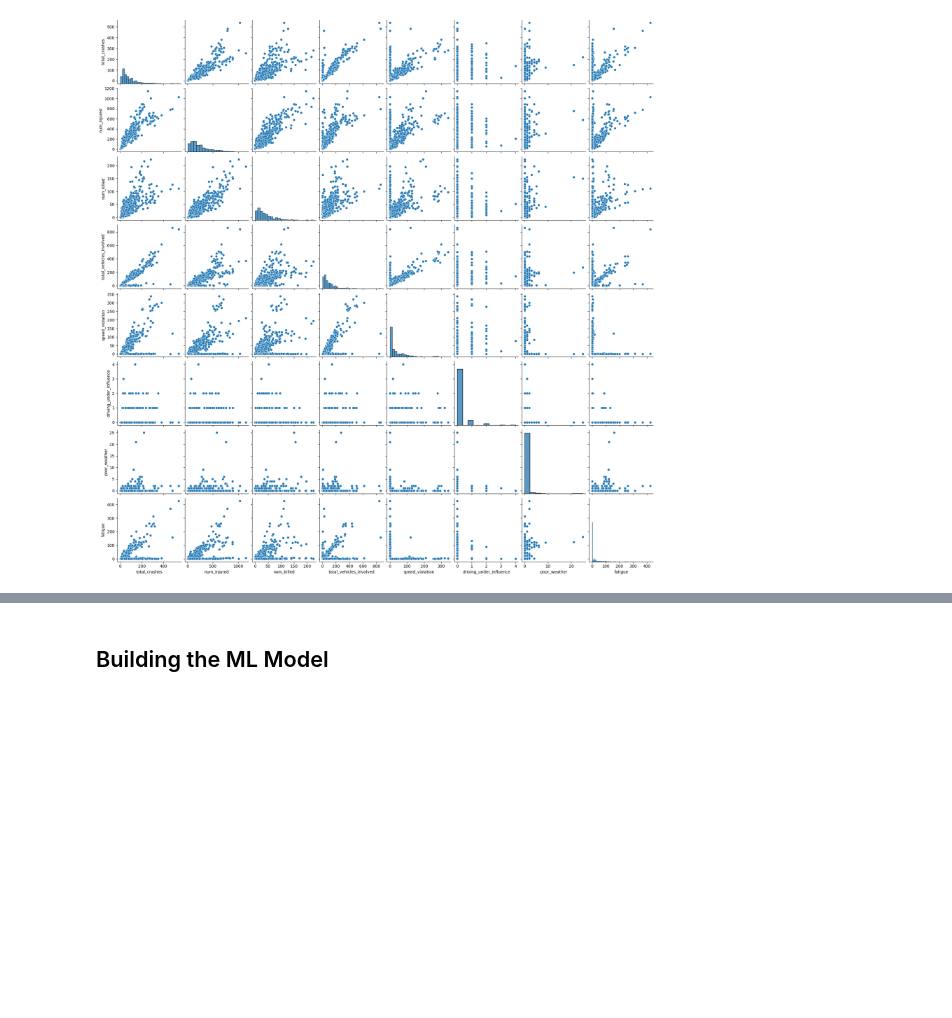
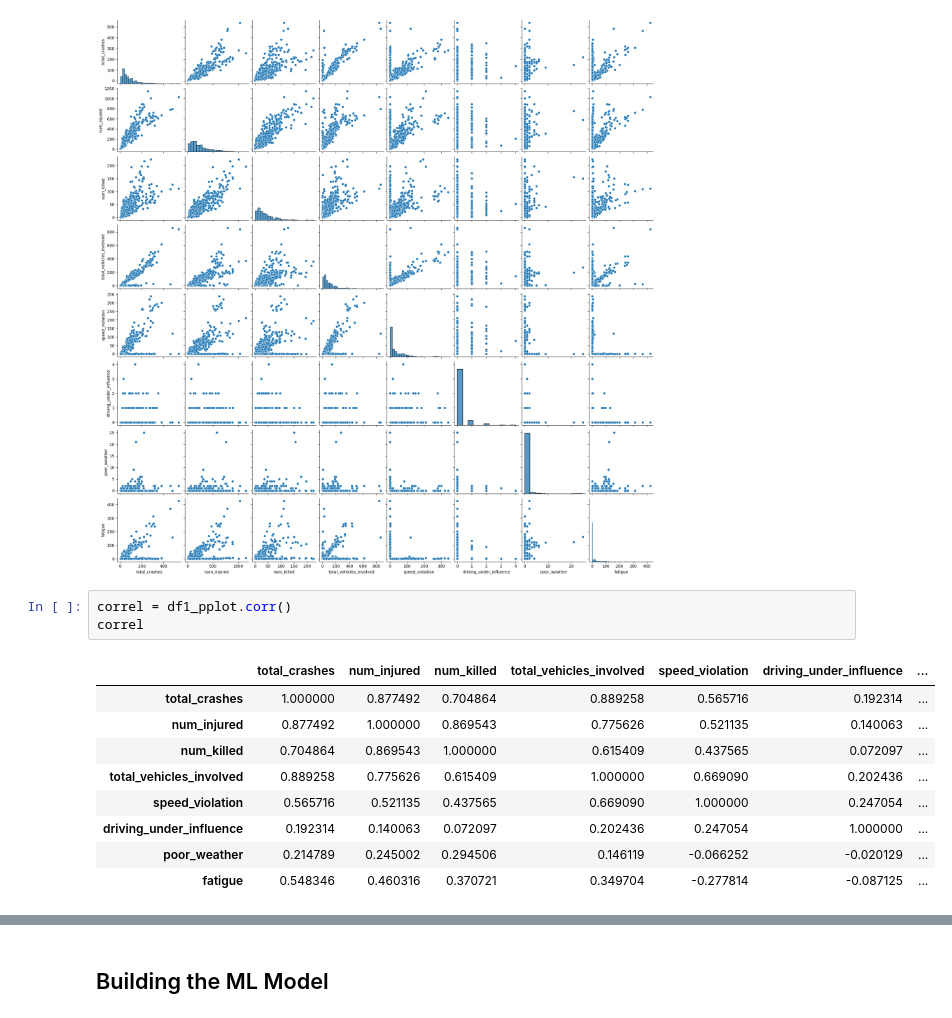
Before and after one commit to labibalam564/Python-Projects, a Jupyter notebook: Traffic-Accidents/Traffic Accident Analysis.ipynb, the cells around one changed output, grey strips where cells are left out. Saved outputs shown, nothing was run; the diff lists cells and outputs as text; blank space fills up the shorter version.

```diff
--- a/Traffic-Accidents/Traffic Accident Analysis.ipynb
+++ b/Traffic-Accidents/Traffic Accident Analysis.ipynb
@@ -300,3 +300,16 @@ sns.pairplot(df1_pplot)
 plt.show()
 # %% [output]
 [figure]
+# %%
+correl = df1_pplot.corr()
+correl
+# %% [output]
+|  | total_crashes | num_injured | num_killed | total_vehicles_involved | speed_violation | driving_under_influence | ... |
+| total_crashes | 1.000000 | 0.877492 | 0.704864 | 0.889258 | 0.565716 | 0.192314 | ... |
+| num_injured | 0.877492 | 1.000000 | 0.869543 | 0.775626 | 0.521135 | 0.140063 | ... |
+| num_killed | 0.704864 | 0.869543 | 1.000000 | 0.615409 | 0.437565 | 0.072097 | ... |
+| total_vehicles_involved | 0.889258 | 0.775626 | 0.615409 | 1.000000 | 0.669090 | 0.202436 | ... |
+| speed_violation | 0.565716 | 0.521135 | 0.437565 | 0.669090 | 1.000000 | 0.247054 | ... |
+| driving_under_influence | 0.192314 | 0.140063 | 0.072097 | 0.202436 | 0.247054 | 1.000000 | ... |
+| poor_weather | 0.214789 | 0.245002 | 0.294506 | 0.146119 | -0.066252 | -0.020129 | ... |
+| fatigue | 0.548346 | 0.460316 | 0.370721 | 0.349704 | -0.277814 | -0.087125 | ... |
```
Also changed, not shown: parts of 23 cells of this notebook.
